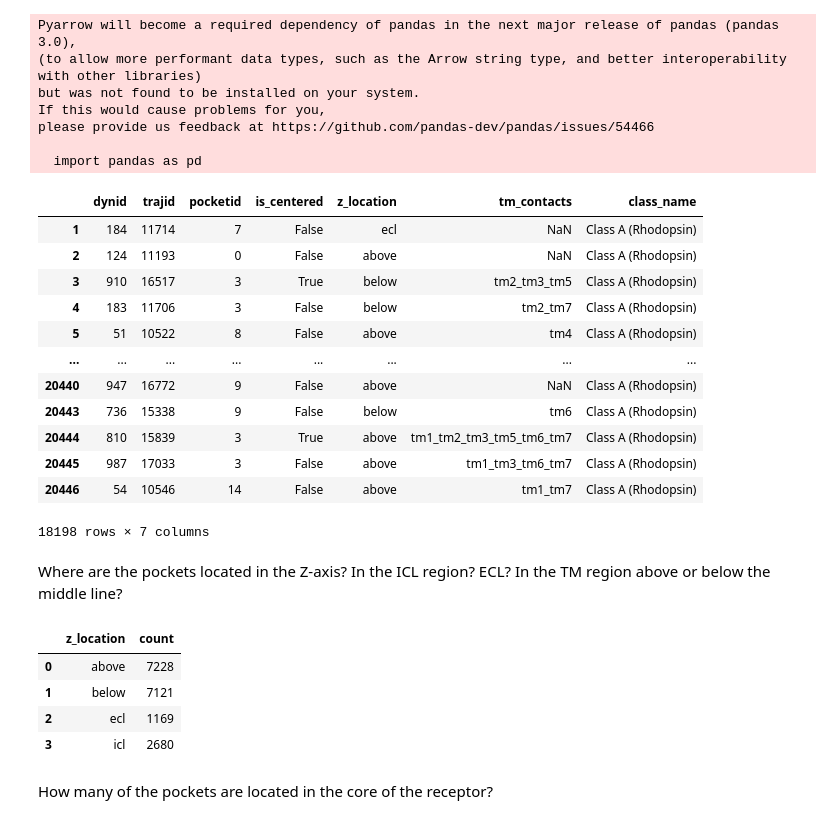
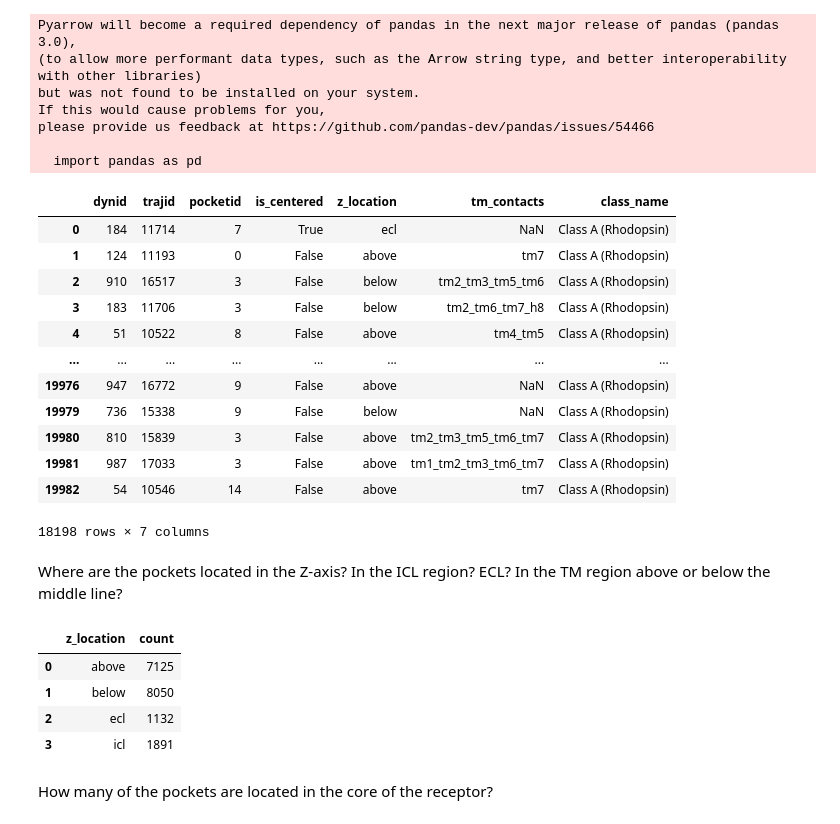
Before and after one commit to alexpergar-phd/pocket_project, a Jupyter notebook: 04_combine_pockets_pdb/02_location_analysis.ipynb, the cells around one changed output. Cells and saved outputs as stored; diff of their text form; code cells hidden in the pictures.

```diff
--- a/04_combine_pockets_pdb/02_location_analysis.ipynb
+++ b/04_combine_pockets_pdb/02_location_analysis.ipynb
@@ -14,32 +14,32 @@ please provide us feedback at https://github.com/pandas-dev/pandas/issues/54466
   import pandas as pd
 # %%
  # Load the CSV
-csv_filepath = "/home/alex/Documents/pocket_tool/results/04_combine_pockets_pdb/pockets_location.csv"
+csv_filepath = "/home/alex/sshfs_mountpoints/verde/Documents/pocket_tool/results/04_combine_pockets_pdb/00_aligning/pocket_location.csv"
 location_df = pd.read_csv(csv_filepath, sep=";")
 location_df
 
 # Load CSV containing the class per dynid
-csv_filepath = "/home/alex/sshfs_mountpoints/verde/Documents/pocket_tool/old/pre250109/results/align.csv"
+csv_filepath = "/home/alex/sshfs_mountpoints/verde/Documents/pocket_tool/results/04_combine_pockets_pdb/00_aligning/align.csv"
 align_df = pd.read_csv(csv_filepath, sep=";")
 dynid_class_df = align_df[["dynid", "class_name"]].drop_duplicates().set_index("dynid")
 
 # Filter for class A only
 location_df = location_df.join(dynid_class_df, on="dynid")
 location_df = location_df[location_df["class_name"] == "Class A (Rhodopsin)"]
 location_df
 # %% [output]
 |  | dynid | trajid | pocketid | is_centered | z_location | tm_contacts | class_name |
-| 1 | 184 | 11714 | 7 | False | ecl | NaN | Class A (Rhodopsin) |
-| 2 | 124 | 11193 | 0 | False | above | NaN | Class A (Rhodopsin) |
-| 3 | 910 | 16517 | 3 | True | below | tm2_tm3_tm5 | Class A (Rhodopsin) |
-| 4 | 183 | 11706 | 3 | False | below | tm2_tm7 | Class A (Rhodopsin) |
-| 5 | 51 | 10522 | 8 | False | above | tm4 | Class A (Rhodopsin) |
+| 0 | 184 | 11714 | 7 | True | ecl | NaN | Class A (Rhodopsin) |
+| 1 | 124 | 11193 | 0 | False | above | tm7 | Class A (Rhodopsin) |
+| 2 | 910 | 16517 | 3 | False | below | tm2_tm3_tm5_tm6 | Class A (Rhodopsin) |
+| 3 | 183 | 11706 | 3 | False | below | tm2_tm6_tm7_h8 | Class A (Rhodopsin) |
+| 4 | 51 | 10522 | 8 | False | above | tm4_tm5 | Class A (Rhodopsin) |
 | ... | ... | ... | ... | ... | ... | ... | ... |
-| 20440 | 947 | 16772 | 9 | False | above | NaN | Class A (Rhodopsin) |
-| 20443 | 736 | 15338 | 9 | False | below | tm6 | Class A (Rhodopsin) |
-| 20444 | 810 | 15839 | 3 | True | above | tm1_tm2_tm3_tm5_tm6_tm7 | Class A (Rhodopsin) |
-| 20445 | 987 | 17033 | 3 | False | above | tm1_tm3_tm6_tm7 | Class A (Rhodopsin) |
-| 20446 | 54 | 10546 | 14 | False | above | tm1_tm7 | Class A (Rhodopsin) |
+| 19976 | 947 | 16772 | 9 | False | above | NaN | Class A (Rhodopsin) |
+| 19979 | 736 | 15338 | 9 | False | below | NaN | Class A (Rhodopsin) |
+| 19980 | 810 | 15839 | 3 | False | above | tm2_tm3_tm5_tm6_tm7 | Class A (Rhodopsin) |
+| 19981 | 987 | 17033 | 3 | False | above | tm1_tm2_tm3_tm6_tm7 | Class A (Rhodopsin) |
+| 19982 | 54 | 10546 | 14 | False | above | tm7 | Class A (Rhodopsin) |
 18198 rows × 7 columns
 # %% [markdown]
 Where are the pockets located in the Z-axis? In the ICL region? ECL? In the TM region above or below the middle line?
@@ -47,10 +47,10 @@ Where are the pockets located in the Z-axis? In the ICL region? ECL? In the TM r
 location_df.groupby("z_location").size().reset_index(name='count').sort_values(by='z_location', ascending=True)
 # %% [output]
 |  | z_location | count |
-| 0 | above | 7228 |
-| 1 | below | 7121 |
-| 2 | ecl | 1169 |
-| 3 | icl | 2680 |
+| 0 | above | 7125 |
+| 1 | below | 8050 |
+| 2 | ecl | 1132 |
+| 3 | icl | 1891 |
 # %% [markdown]
 How many of the pockets are located in the core of the receptor?
 # %%
```
Also changed, not shown: parts of 9 cells of this notebook, 2 other files.
